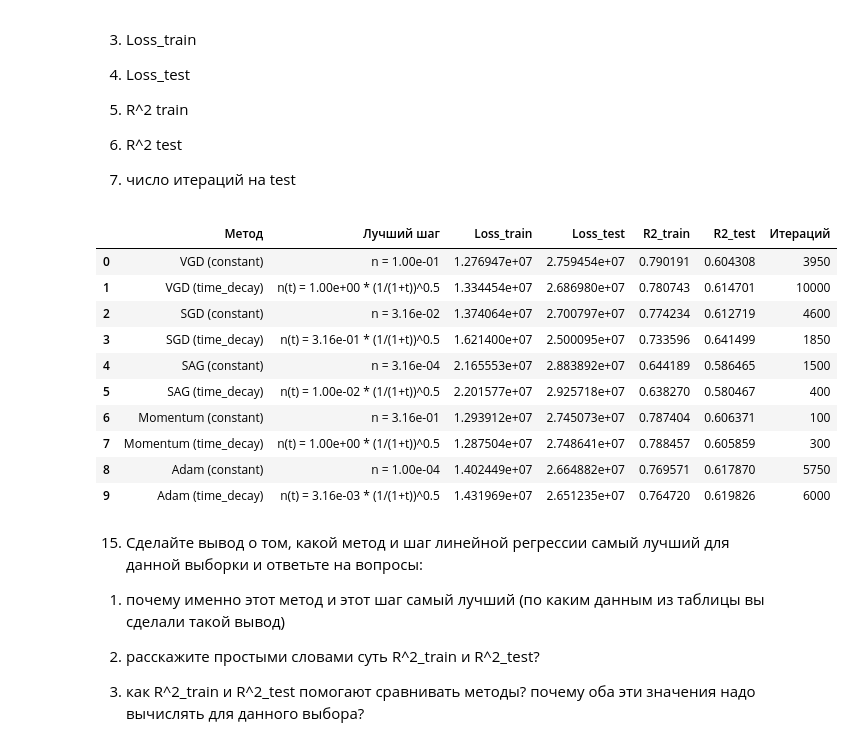
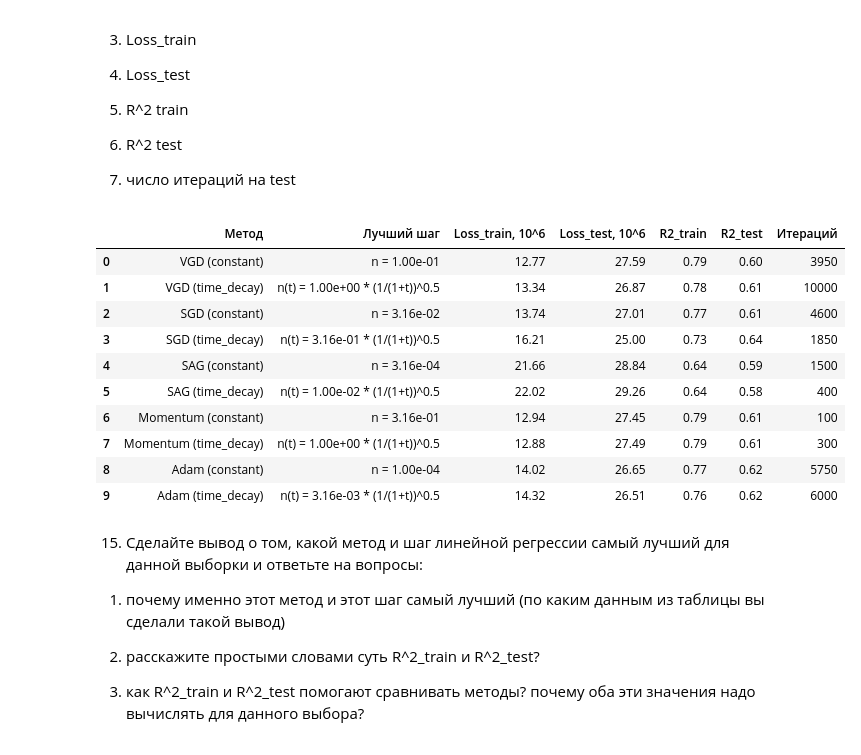
Before and after one commit to Meg8egb-APKTogyc/MEPhI_ML_labs, a Jupyter notebook: Семинар 2/sem_2_linreg_methods.ipynb, the cells around one changed output. Cells and saved outputs as stored; diff of their text form; code cells hidden in the pictures.

```diff
--- a/Семинар 2/sem_2_linreg_methods.ipynb
+++ b/Семинар 2/sem_2_linreg_methods.ipynb
@@ -593,36 +593,59 @@ all_results[-1]
 # %%
 df_res = pd.DataFrame(all_results)
 df_res['method_name'] = df_res['method'] + ' (' + df_res['schedule'] + ')'
 
 df_res['best_step'] = df_res.apply(
     lambda r: f"n = {r['best_param']:.2e}"
     if r['schedule'] == 'constant'
     else f"n(t) = {r['best_param']:.2e} * (1/(1+t))^0.5",
     axis=1
 )
 
 summary = df_res[
     ['method_name', 'best_step', 'Loss_train', 'Loss_test',
      'R2_train', 'R2_test', 'iterations']
 ].rename(columns={
     'method_name': 'Метод',
     'best_step':   'Лучший шаг',
     'iterations':  'Итераций'
 })
 
-summary
+summary_mln = summary.copy()
+
+summary_mln['Loss_train'] = summary_mln['Loss_train'] / 1e6
+summary_mln['Loss_test']  = summary_mln['Loss_test']  / 1e6
+
+summary_mln = summary_mln.rename(columns={
+    'Loss_train': 'Loss_train, 10^6',
+    'Loss_test':  'Loss_test, 10^6'
+})
+
+summary_mln = summary_mln.round({
+    'Loss_train, 10^6': 2,
+    'Loss_test, 10^6':  2,
+    'R2_train':         2,
+    'R2_test':          2
+})
+
+summary_mln.style.format({
+    'Loss_train, 10^6': '{:.2f}',
+    'Loss_test, 10^6':  '{:.2f}',
+    'R2_train':         '{:.2f}',
+    'R2_test':          '{:.2f}',
+    'Итераций':         '{:.0f}'
+})
 # %% [output]
-|  | Метод | Лучший шаг | Loss_train | Loss_test | R2_train | R2_test | Итераций |
-| 0 | VGD (constant) | n = 1.00e-01 | 1.276947e+07 | 2.759454e+07 | 0.790191 | 0.604308 | 3950 |
-| 1 | VGD (time_decay) | n(t) = 1.00e+00 * (1/(1+t))^0.5 | 1.334454e+07 | 2.686980e+07 | 0.780743 | 0.614701 | 10000 |
-| 2 | SGD (constant) | n = 3.16e-02 | 1.374064e+07 | 2.700797e+07 | 0.774234 | 0.612719 | 4600 |
-| 3 | SGD (time_decay) | n(t) = 3.16e-01 * (1/(1+t))^0.5 | 1.621400e+07 | 2.500095e+07 | 0.733596 | 0.641499 | 1850 |
-| 4 | SAG (constant) | n = 3.16e-04 | 2.165553e+07 | 2.883892e+07 | 0.644189 | 0.586465 | 1500 |
-| 5 | SAG (time_decay) | n(t) = 1.00e-02 * (1/(1+t))^0.5 | 2.201577e+07 | 2.925718e+07 | 0.638270 | 0.580467 | 400 |
-| 6 | Momentum (constant) | n = 3.16e-01 | 1.293912e+07 | 2.745073e+07 | 0.787404 | 0.606371 | 100 |
-| 7 | Momentum (time_decay) | n(t) = 1.00e+00 * (1/(1+t))^0.5 | 1.287504e+07 | 2.748641e+07 | 0.788457 | 0.605859 | 300 |
-| 8 | Adam (constant) | n = 1.00e-04 | 1.402449e+07 | 2.664882e+07 | 0.769571 | 0.617870 | 5750 |
-| 9 | Adam (time_decay) | n(t) = 3.16e-03 * (1/(1+t))^0.5 | 1.431969e+07 | 2.651235e+07 | 0.764720 | 0.619826 | 6000 |
+|  | Метод | Лучший шаг | Loss_train, 10^6 | Loss_test, 10^6 | R2_train | R2_test | Итераций |
+| 0 | VGD (constant) | n = 1.00e-01 | 12.77 | 27.59 | 0.79 | 0.60 | 3950 |
+| 1 | VGD (time_decay) | n(t) = 1.00e+00 * (1/(1+t))^0.5 | 13.34 | 26.87 | 0.78 | 0.61 | 10000 |
+| 2 | SGD (constant) | n = 3.16e-02 | 13.74 | 27.01 | 0.77 | 0.61 | 4600 |
+| 3 | SGD (time_decay) | n(t) = 3.16e-01 * (1/(1+t))^0.5 | 16.21 | 25.00 | 0.73 | 0.64 | 1850 |
+| 4 | SAG (constant) | n = 3.16e-04 | 21.66 | 28.84 | 0.64 | 0.59 | 1500 |
+| 5 | SAG (time_decay) | n(t) = 1.00e-02 * (1/(1+t))^0.5 | 22.02 | 29.26 | 0.64 | 0.58 | 400 |
+| 6 | Momentum (constant) | n = 3.16e-01 | 12.94 | 27.45 | 0.79 | 0.61 | 100 |
+| 7 | Momentum (time_decay) | n(t) = 1.00e+00 * (1/(1+t))^0.5 | 12.88 | 27.49 | 0.79 | 0.61 | 300 |
+| 8 | Adam (constant) | n = 1.00e-04 | 14.02 | 26.65 | 0.77 | 0.62 | 5750 |
+| 9 | Adam (time_decay) | n(t) = 3.16e-03 * (1/(1+t))^0.5 | 14.32 | 26.51 | 0.76 | 0.62 | 6000 |
 # %% [markdown]
 15. Сделайте вывод о том, какой метод и шаг линейной регрессии самый лучший для данной выборки и ответьте на вопросы:
 
```
